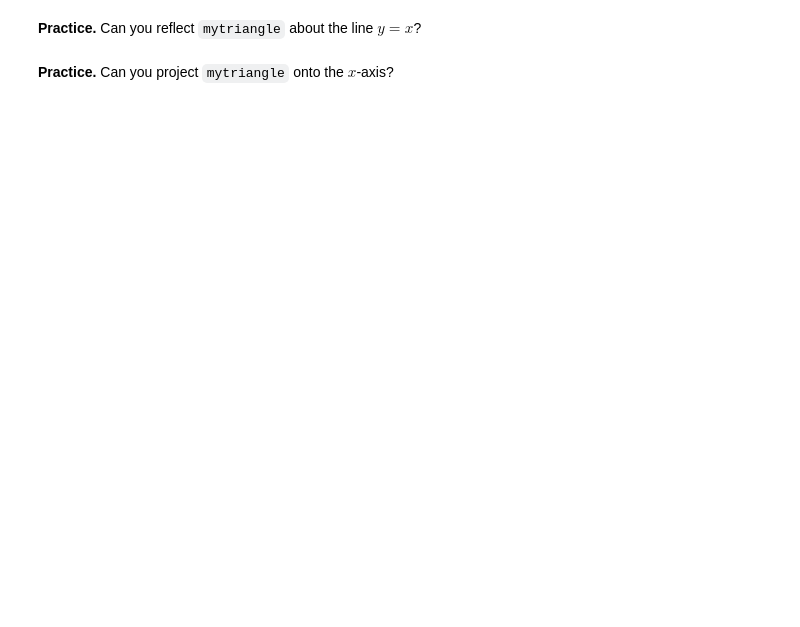
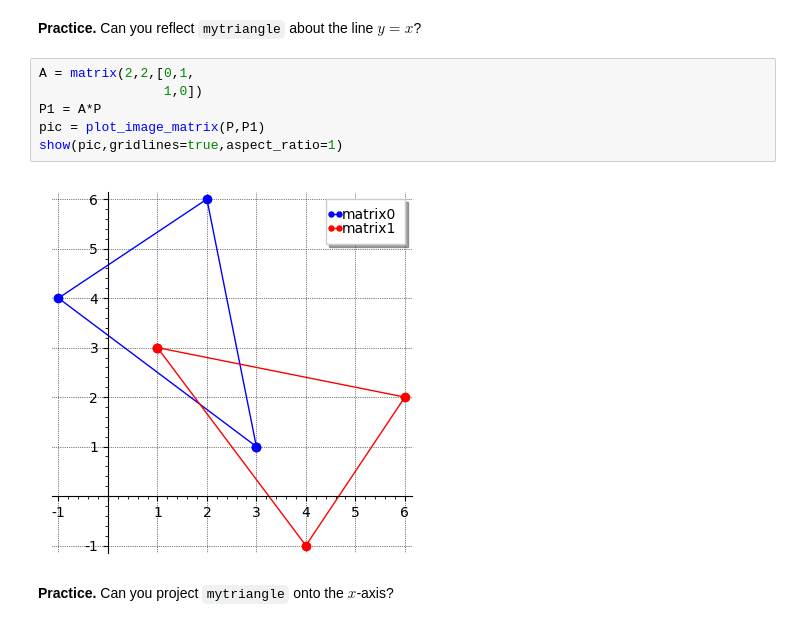
Before and after one commit to prmath/icma224web, a Jupyter notebook: linear_transformation/image-transformation.ipynb, the cells around one changed output. Cells and saved outputs as stored; diff of their text form; blank space fills up the shorter version.

```diff
--- a/linear_transformation/image-transformation.ipynb
+++ b/linear_transformation/image-transformation.ipynb
@@ -81,4 +117,12 @@ show(pic,gridlines=true,aspect_ratio=1)
 # %% [markdown]
 **Practice.** Can you reflect `mytriangle` about the line $y=x$?
+# %%
+A = matrix(2,2,[0,1,
+                1,0])
+P1 = A*P
+pic = plot_image_matrix(P,P1)
+show(pic,gridlines=true,aspect_ratio=1)
+# %% [output]
+[figure, added]
 # %% [markdown]
 **Practice.** Can you project `mytriangle` onto the $x$-axis?
```
Also changed, not shown: parts of 16 cells of this notebook.
